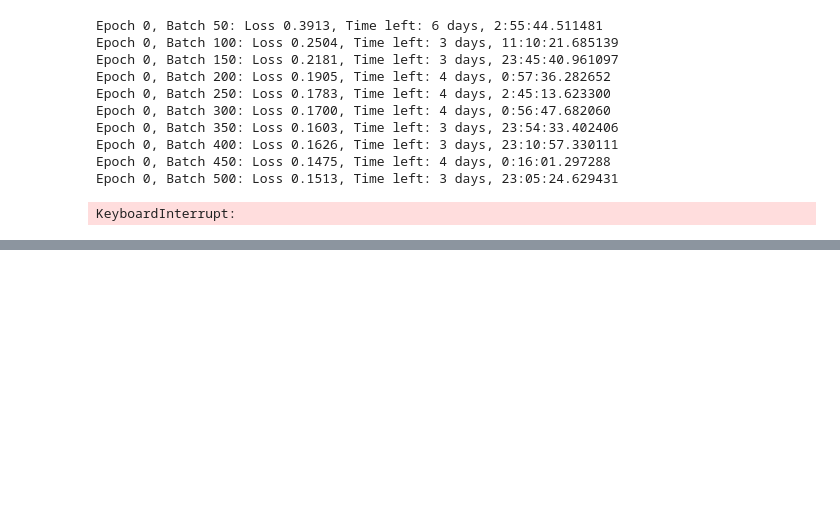
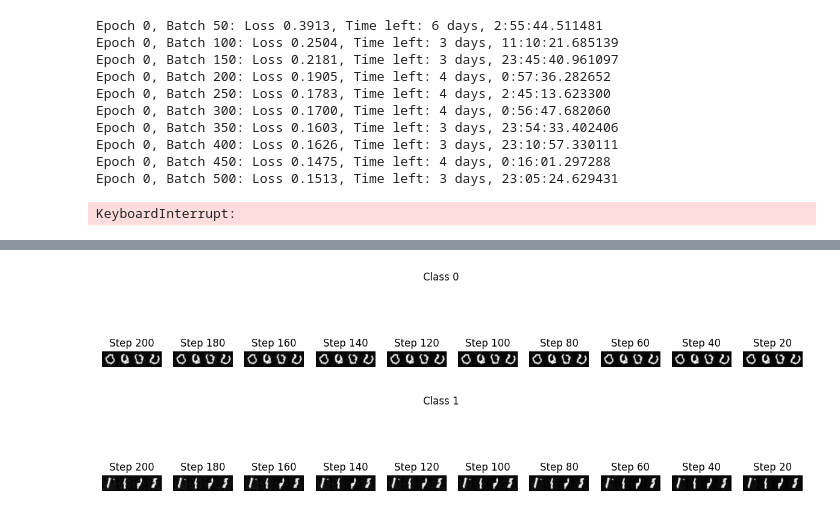
Before and after one commit to abrham17/Diffusion_model-UNet-implementation, a Jupyter notebook: Diffusion_model.ipynb, the cells around one changed output, grey strips where cells are left out. Cells and saved outputs as stored; diff of their text form; code cells hidden in the pictures; blank space fills up the shorter version.

```diff
--- a/Diffusion_model.ipynb
+++ b/Diffusion_model.ipynb
@@ -402,0 +453,13 @@ for class_label in range(10):
+# %%
+class SinusodialPositionEmbedding(nn.Module):
+    def __init__(self, embedding_dim):
+        super().__init__()
+        self.embedding_dim = embedding_dim
+    def forward(self, time_steps):
+        positions = time_steps.unsqueeze(1)
+        half_dim = self.embedding_dim // 2
+        embeddings = torch.zeros((time_steps.shape[0], self.embedding_dim), device=time_steps.device)
+        denominators = 10_000 ** (2 * torch.arange(half_dim, device=time_steps.device) / self.embedding_dim)
+        embeddings[:, 0::2] = torch.sin(positions / denominators)
+        embeddings[:, 1::2] = torch.cos(positions / denominators)
+        return embeddings
@@ -402,0 +725,20 @@ for class_label in range(10):
+# %%
+image_size = 32
+
+transform = transforms.Compose([
+    transforms.Resize(image_size),
+    transforms.ToTensor(),
+    transforms.Normalize((0.5,), (0.5,))
+])
+full_train_dataset = torchvision.datasets.MNIST(root='./data', train=True, download=True, transform=transform)
+
+# Reduce to 10% of the training data (60,000 -> 6,000 samples)
+num_samples = len(full_train_dataset)
+train_size = int(0.1 * num_samples)  # 10% of 60,000 = 6,000
+indices = list(range(num_samples))
+
+train_indices = indices[:train_size]
+
+# Create subset for training
+train_dataset = Subset(full_train_dataset, train_indices)
+train_loader = DataLoader(train_dataset, batch_size=32, shuffle=True, num_workers=4)
@@ -402,0 +810,8 @@ for class_label in range(10):
+# %%
+for class_label in range(10):
+    class_labels = torch.full((4,), class_label, device=device)
+    sample_images_list = sampling(model, (4, 1, image_size, image_size), class_labels)
+    plot_intermediate_steps(sample_images_list, class_label)
+# %% [output]
+[figure, added]
+[figure, added]
```
Also changed, not shown: parts of 8 cells of this notebook.
